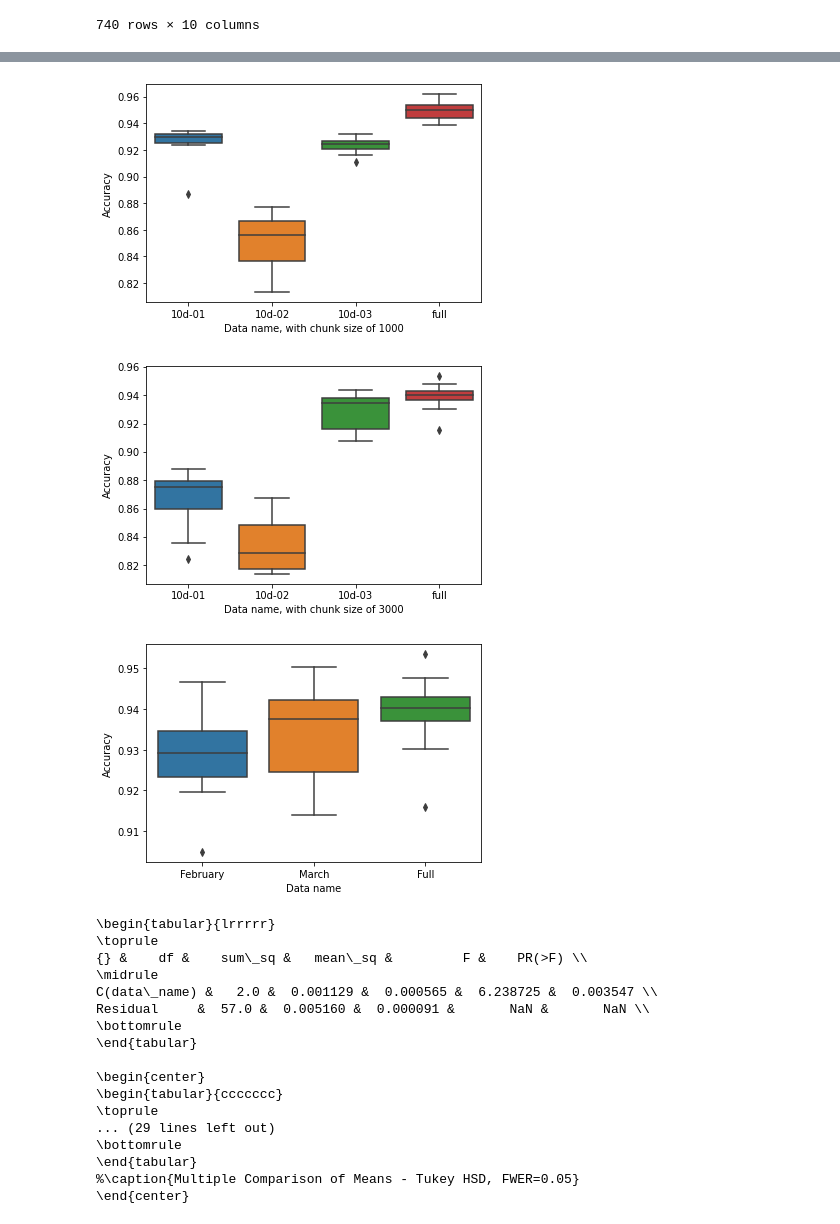
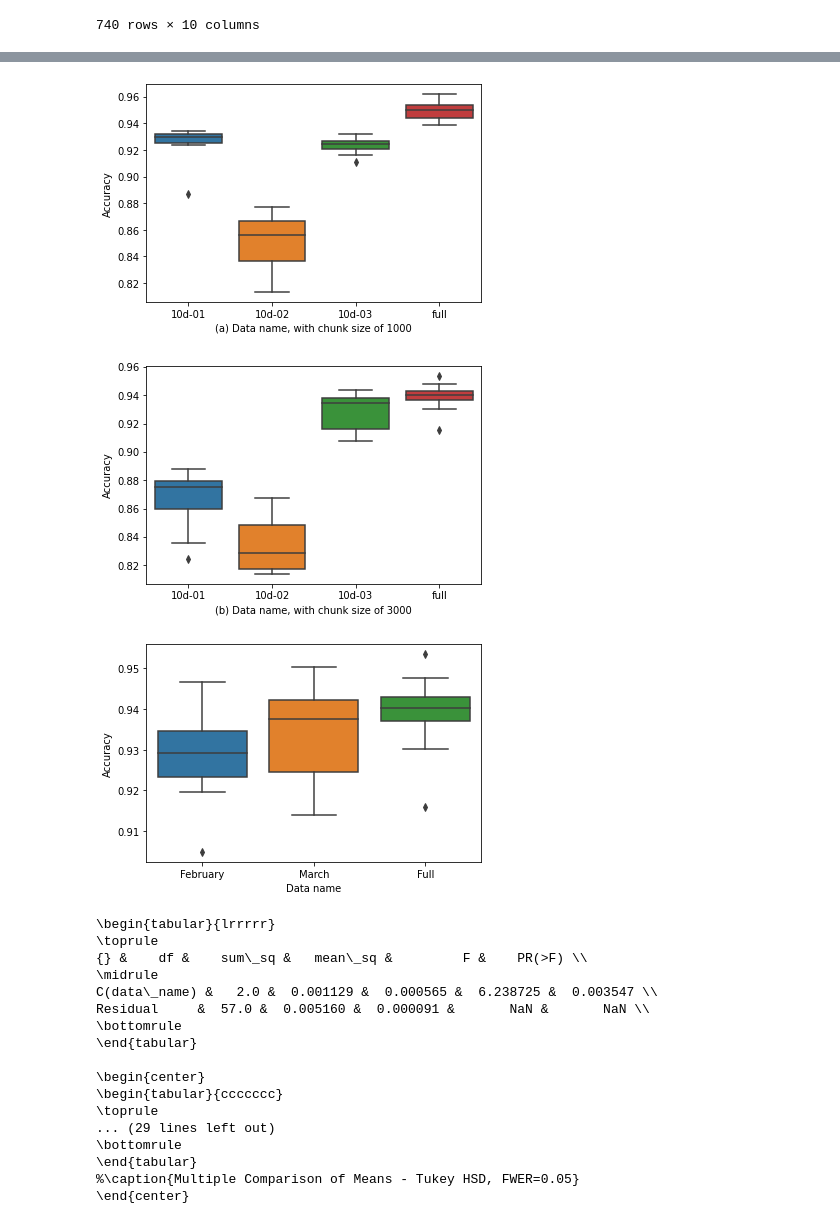
Before and after one commit to Song-Zhiyi/Resident-Identification-with-Positional-Encoding, a Jupyter notebook: vis.ipynb, the cells around one changed output, grey strips where cells are left out. Saved outputs shown, nothing was run; the diff lists cells and outputs as text; code cells hidden in the pictures.

```diff
--- a/vis.ipynb
+++ b/vis.ipynb
@@ -514,14 +514,14 @@ data_10d_chunk_1000 = pd.concat((other_data[
 
 ax = plot(data_10d_chunk_1000, 'data_name', sort=False, rot=90)
 ax.set_xticklabels(["10d-01", "10d-02", "10d-03", "full"])
-ax.set_xlabel("Data name, with chunk size of 1000")
+ax.set_xlabel("(a) Data name, with chunk size of 1000")
 plt.show()
 
 data_smaller_chunk3000 = pd.concat((data_10d, monthly_dat))
 
 ax = plot(data_10d, 'data_name', sort=False, rot=90)
 ax.set_xticklabels(["10d-01", "10d-02", "10d-03", "full"])
-ax.set_xlabel("Data name, with chunk size of 3000")
+ax.set_xlabel("(b) Data name, with chunk size of 3000")
 plt.show()
 
 
@@ -529,35 +529,35 @@ ax = plot(monthly_dat, 'data_name', sort=False, rot=90)
 ax.set_xticklabels(["February", "March", "Full"])
 ax.set_xlabel("Data name")
 plt.show()
 
 stat_test(monthly_dat, "data_name", print_latex=True)
 stat_test(data_10d_chunk_1000, "data_name", print_latex=True)
 
 
 display(data_10d_chunk_1000.groupby(['data_name'])[['val_recall']].median())
 display(data_10d.groupby(['data_name'])[['val_recall']].median())
 display(monthly_dat.groupby(['data_name'])[['val_recall']].median())
 # %% [output]
 |  | embeddings_name | train_loss | val_loss | train_precision | train_recall | train_f1 | val_precision | ... |
 | data_name |  |  |  |  |  |  |  | ... |
 | twor2009-10d-01 | 20 | 20 | 20 | 20 | 20 | 20 | 20 | ... |
 | twor2009-10d-01-chunk-1000 | 10 | 10 | 10 | 10 | 10 | 10 | 10 | ... |
 | twor2009-10d-02 | 20 | 20 | 20 | 20 | 20 | 20 | 20 | ... |
 | twor2009-10d-02-chunk-1000 | 10 | 10 | 10 | 10 | 10 | 10 | 10 | ... |
 | twor2009-10d-03 | 20 | 20 | 20 | 20 | 20 | 20 | 20 | ... |
 | twor2009-10d-03-chunk-1000 | 10 | 10 | 10 | 10 | 10 | 10 | 10 | ... |
 | twor2009-10d-04 | 20 | 20 | 20 | 20 | 20 | 20 | 20 | ... |
 | twor2009-10d-04-chunk-1000 | 10 | 10 | 10 | 10 | 10 | 10 | 10 | ... |
 | twor2009-10d-05 | 20 | 20 | 20 | 20 | 20 | 20 | 20 | ... |
 | twor2009-10d-05-chunk-1000 | 10 | 10 | 10 | 10 | 10 | 10 | 10 | ... |
 | twor2009-feb | 20 | 20 | 20 | 20 | 20 | 20 | 20 | ... |
 | twor2009-full-chunk-1000 | 10 | 10 | 10 | 10 | 10 | 10 | 10 | ... |
 | twor2009-full-chunk-200 | 10 | 10 | 10 | 10 | 10 | 10 | 10 | ... |
 | twor2009-full-chunk-2000 | 10 | 10 | 10 | 10 | 10 | 10 | 10 | ... |
 | twor2009-full-chunk-500 | 10 | 10 | 10 | 10 | 10 | 10 | 10 | ... |
 | twor2009-march | 20 | 20 | 20 | 20 | 20 | 20 | 20 | ... |
-[figure, old version]
+[figure, new version]
-[figure, old version]
+[figure, new version]
 [figure]
 \begin{tabular}{lrrrrr}
 \toprule
```
